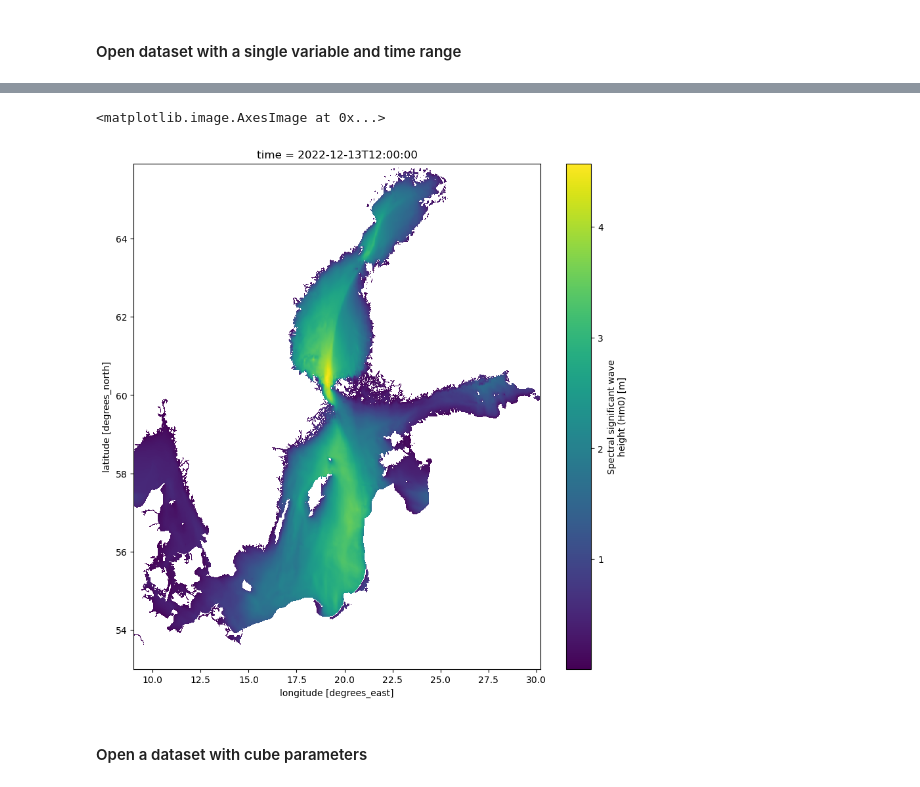
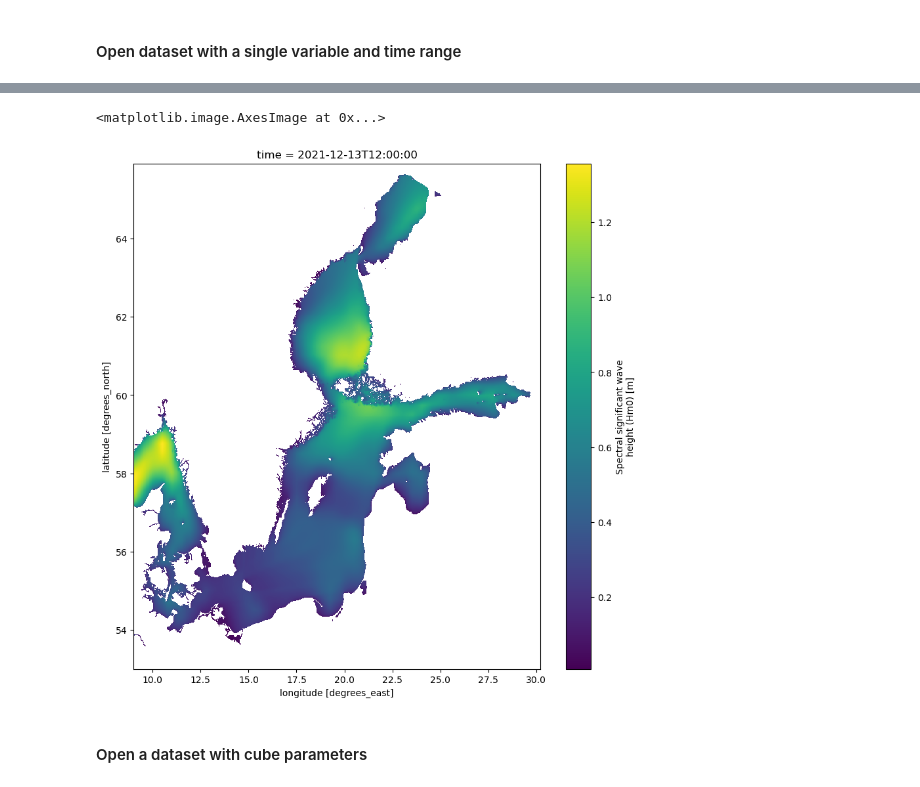
Before and after one commit to deepesdl/deepesdl-doc, a Jupyter notebook: notebooks/02_Generate_CMEMS_cubes.ipynb, the cells around one changed output, grey strips where cells are left out. Saved outputs shown, nothing was run; the diff lists cells and outputs as text; code cells hidden in the pictures.

```diff
--- a/notebooks/02_Generate_CMEMS_cubes.ipynb
+++ b/notebooks/02_Generate_CMEMS_cubes.ipynb
@@ -128,7 +130,7 @@ valid_max :
 # %% [markdown]
 #### Open dataset with a single variable and time range
 # %%
-ds = cmems_store.open_data('dataset-bal-analysis-forecast-wav-hourly','dataset:zarr:cmems',variable_names=['VHM0'],time_range=('2022-11-01','2022-12-13'))
+ds = cmems_store.open_data('dataset-bal-reanalysis-wav-hourly','dataset:zarr:cmems',variable_names=['VHM0'],time_range=('2021-11-01','2021-12-13'))
 ds
 # %% [output]
 <xarray.Dataset> Dimensions: (time: 1032, lat: 775, lon: 764) Coordinates: * lat (lat) float32 53.01 53.02 53.04 53.06 ... 65.86 65.87 65.89 65.91 * lon (lon) float32 9.014 9.042 9.069 9.097 ... 30.12 ...
@@ -169,8 +171,8 @@ grid_resolution :
 # %%
-ds.VHM0.sel(time='2022-12-13T12:12.00', method='nearest').plot.imshow(figsize=(10, 10))
+ds.VHM0.sel(time='2021-12-13T12:12.00', method='nearest').plot.imshow(figsize=(10, 10))
 # %% [output]
 <matplotlib.image.AxesImage at 0x...>
-[figure, old version]
+[figure, new version]
 # %% [markdown]
 #### Open a dataset with cube parameters
 # %%
```
Also changed, not shown: parts of 14 cells of this notebook, 6 other files.
